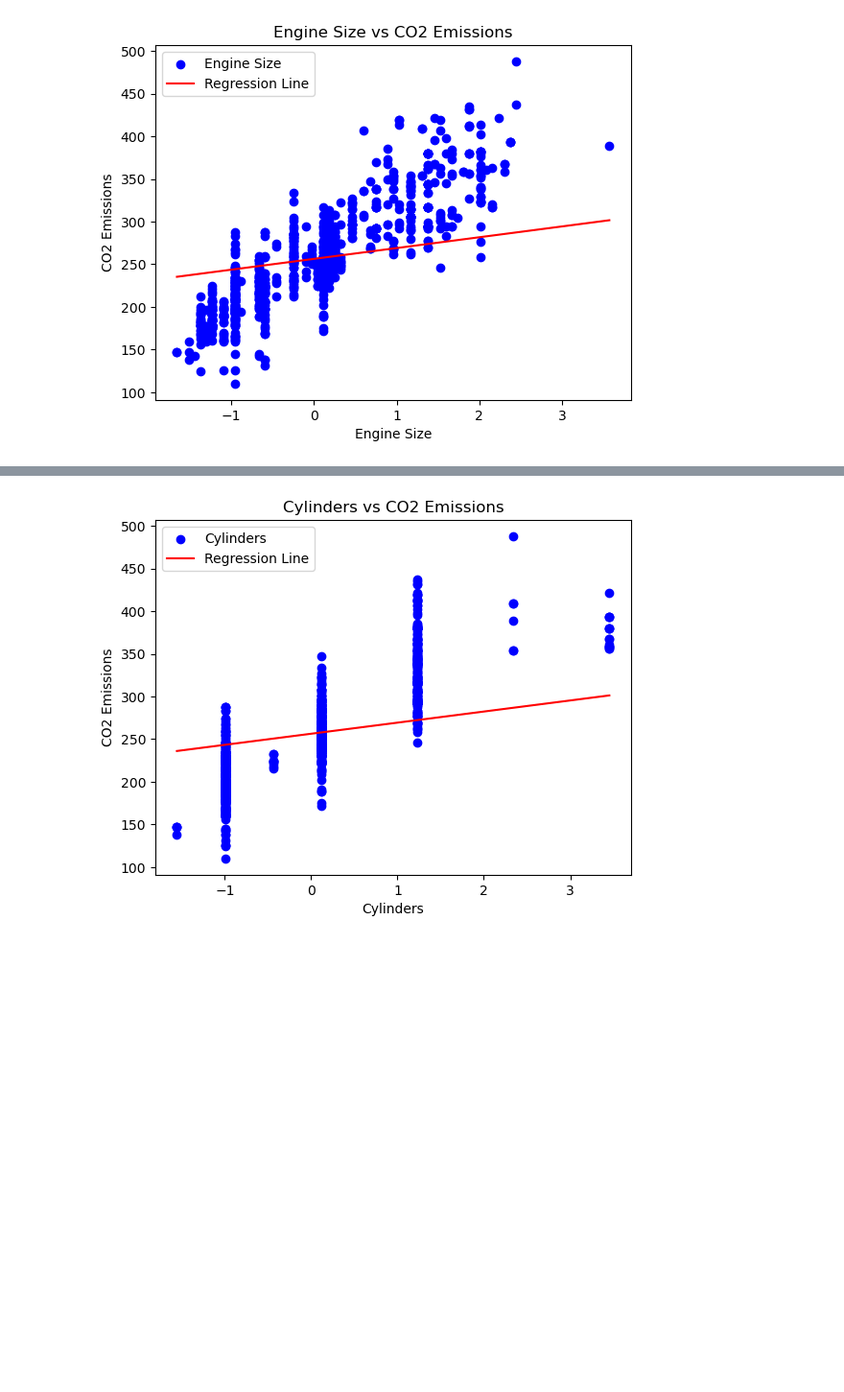
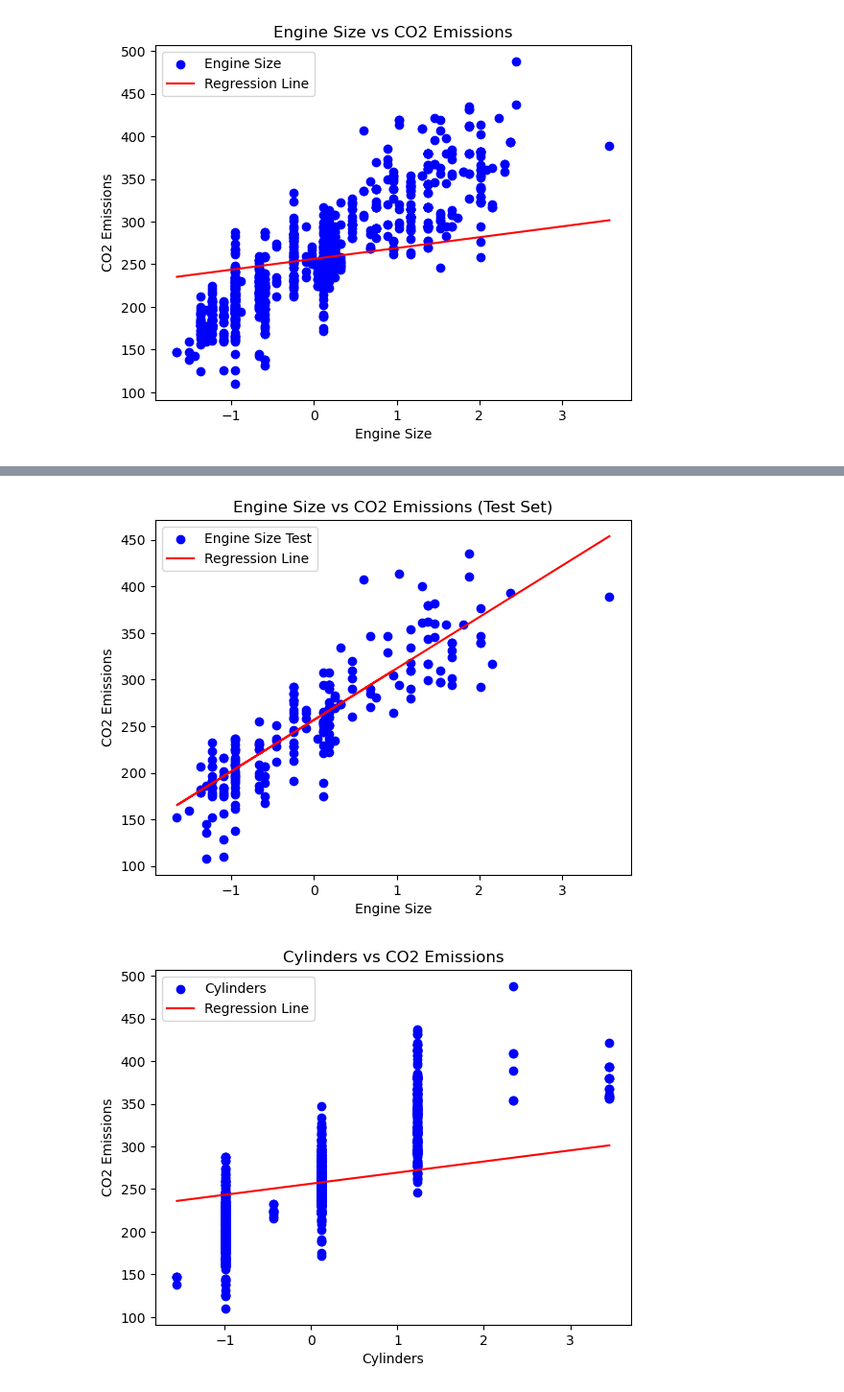
Before and after one commit to gps-stellar/Simple-Regression-Models, a Jupyter notebook: Multiple_Linear_Regression.ipynb, the cells around one changed output, grey strips where cells are left out. Shown at 96% size. Drawn from its saved outputs; the diff is of its cells as text; code cells hidden in the pictures; blank space fills up the shorter version.

```diff
--- a/Multiple_Linear_Regression.ipynb
+++ b/Multiple_Linear_Regression.ipynb
@@ -227,3 +252,15 @@ plt.show()
+# %%
+X_test_1 = X_test[:,0]
+plt.scatter(X_test_1, y_test, color='blue', label='Engine Size Test')
+# Regression Line
+plt.plot(X_test_1, coef_1 * X_test_1 + intercept_1, color='red', label='Regression Line')
+plt.xlabel('Engine Size')
+plt.ylabel('CO2 Emissions')
+plt.title('Engine Size vs CO2 Emissions (Test Set)')
+plt.legend()
+plt.show()
+# %% [output]
+[figure, added]
 # %%
 plt.scatter(X_train[:,1], y_train, color='blue', label='Cylinders')
 # Regression Line
```
Also changed, not shown: parts of 5 cells of this notebook.
